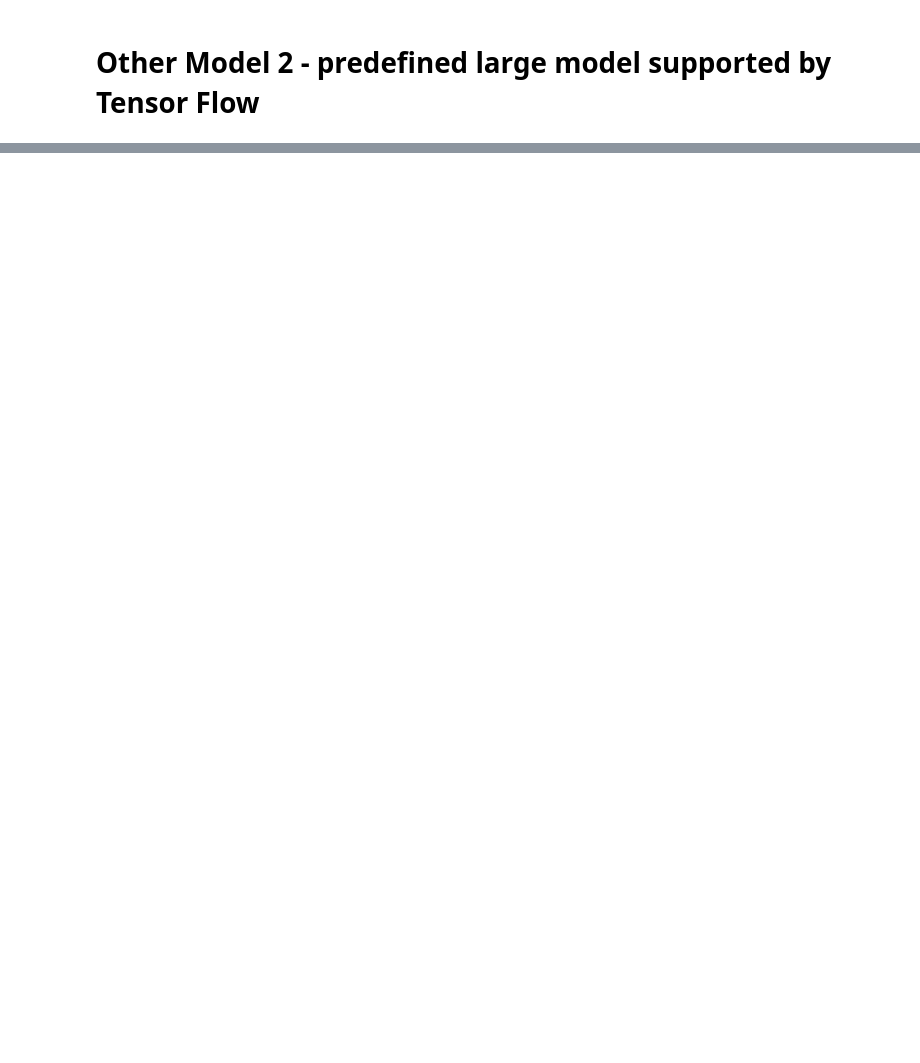
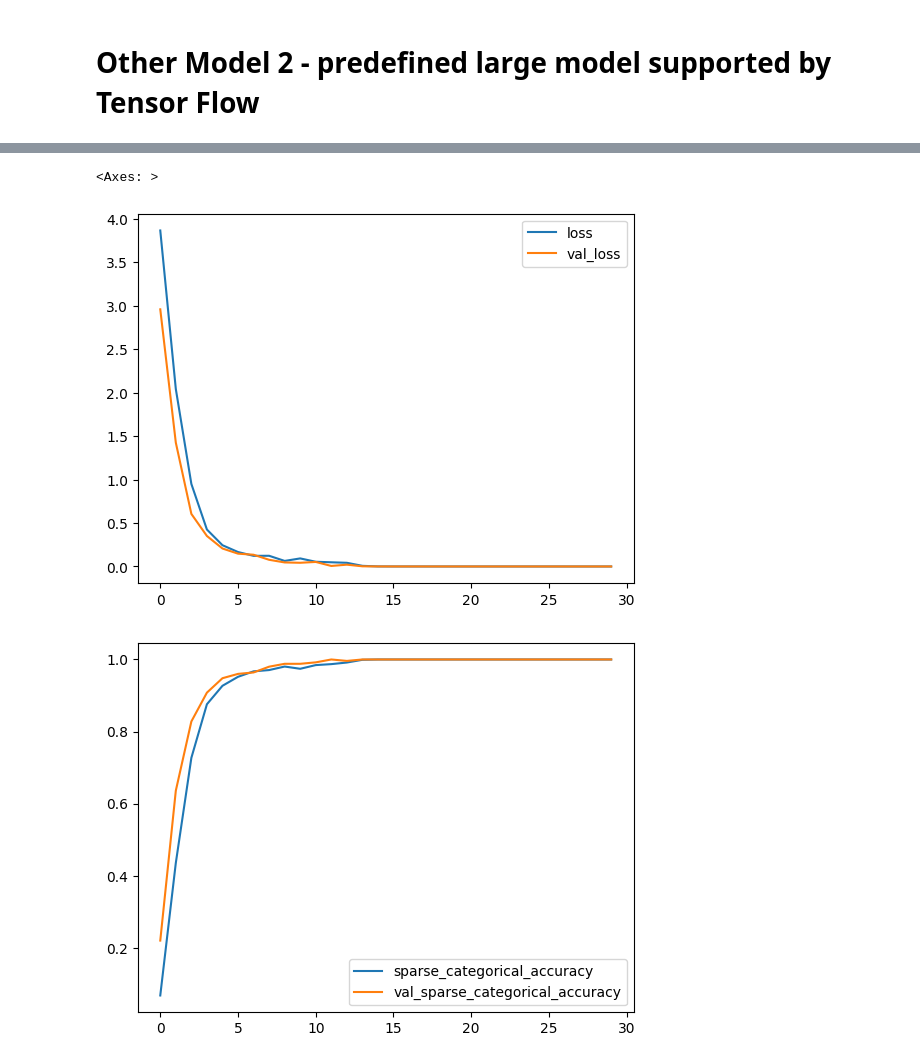
Before and after one commit to MFahadSohail/EECS4404_Project, a Jupyter notebook: braille_model.ipynb, the cells around one changed output, grey strips where cells are left out. Cells and saved outputs as stored; diff of their text form; code cells hidden in the pictures; blank space fills up the shorter version.

```diff
--- a/braille_model.ipynb
+++ b/braille_model.ipynb
@@ -545,0 +574,10 @@ model_vgg.evaluate(X_col_test, y_test)
+# %%
+import pandas as pd
+
+history_frame = pd.DataFrame(history.history)
+history_frame.loc[:, ['loss', 'val_loss']].plot()
+history_frame.loc[:, ['sparse_categorical_accuracy', 'val_sparse_categorical_accuracy']].plot()
+# %% [output]
+<Axes: >
+[figure, added]
+[figure, added]
```
Also changed, not shown: parts of 30 cells of this notebook.
